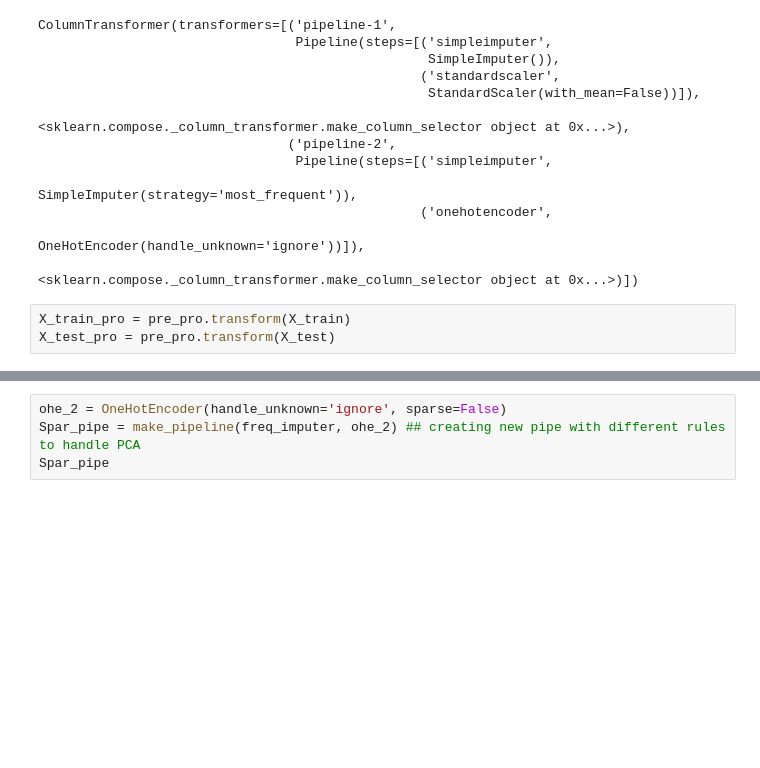
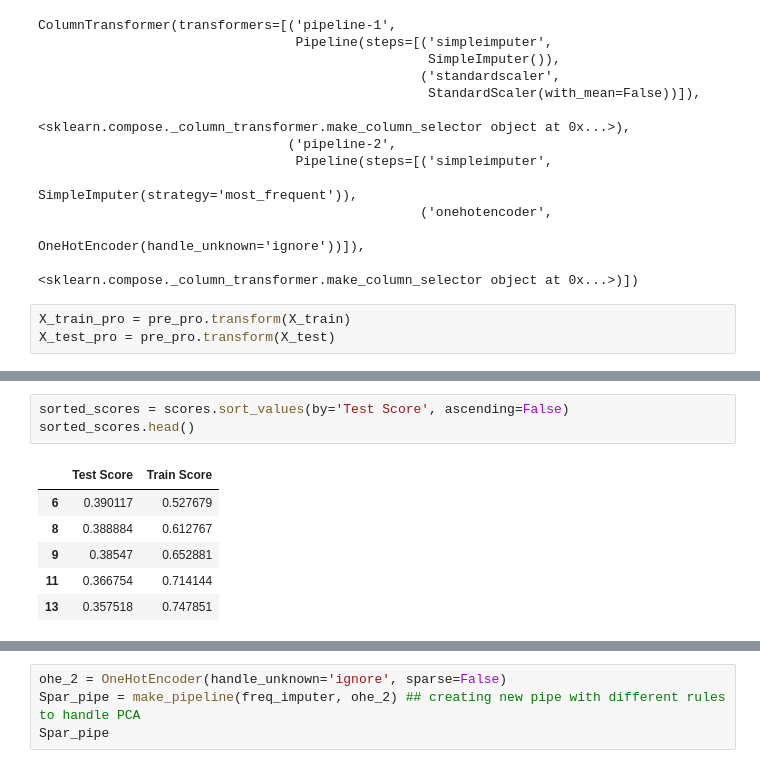
Before and after one commit to AaronRM9416/Platform-Performance-Gaming-, a Jupyter notebook: Platform_Sales.ipynb, the cells around one changed output, grey strips where cells are left out. Saved outputs shown, nothing was run; the diff lists cells and outputs as text; blank space fills up the shorter version.

```diff
--- a/Platform_Sales.ipynb
+++ b/Platform_Sales.ipynb
@@ -284,0 +449,10 @@ shape of data is (12539, 9820)
+# %%
+sorted_scores = scores.sort_values(by='Test Score', ascending=False)
+sorted_scores.head()
+# %% [output]
+|  | Test Score | Train Score |
+| 6 | 0.390117 | 0.527679 |
+| 8 | 0.388884 | 0.612767 |
+| 9 | 0.38547 | 0.652881 |
+| 11 | 0.366754 | 0.714144 |
+| 13 | 0.357518 | 0.747851 |
```
Also changed, not shown: parts of 82 cells of this notebook.
